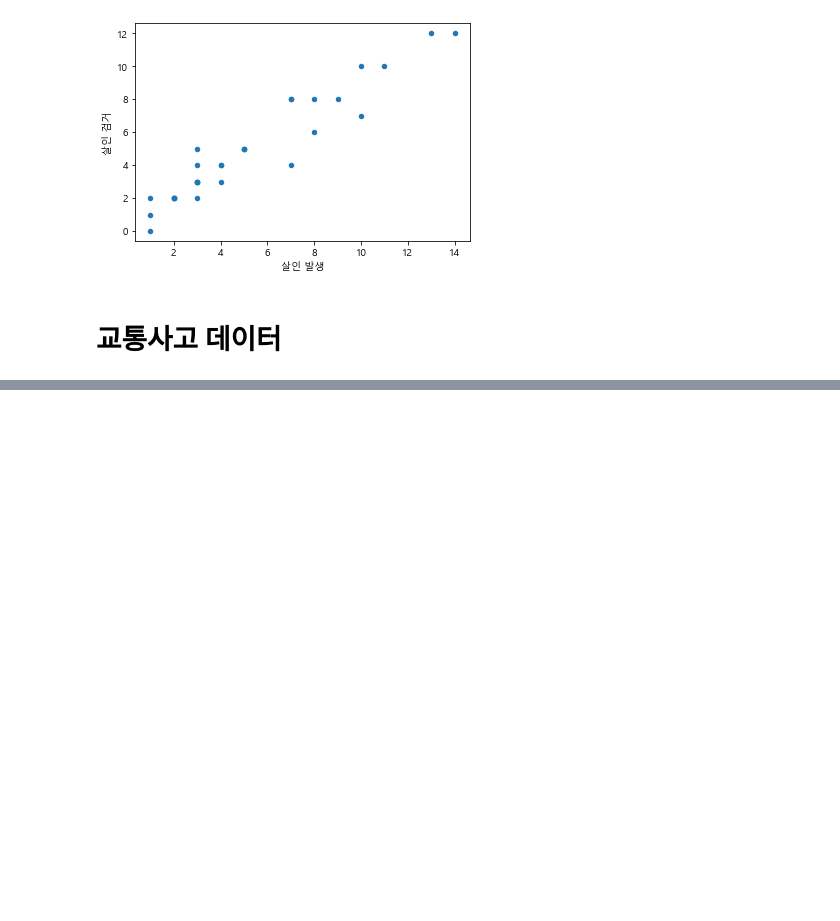
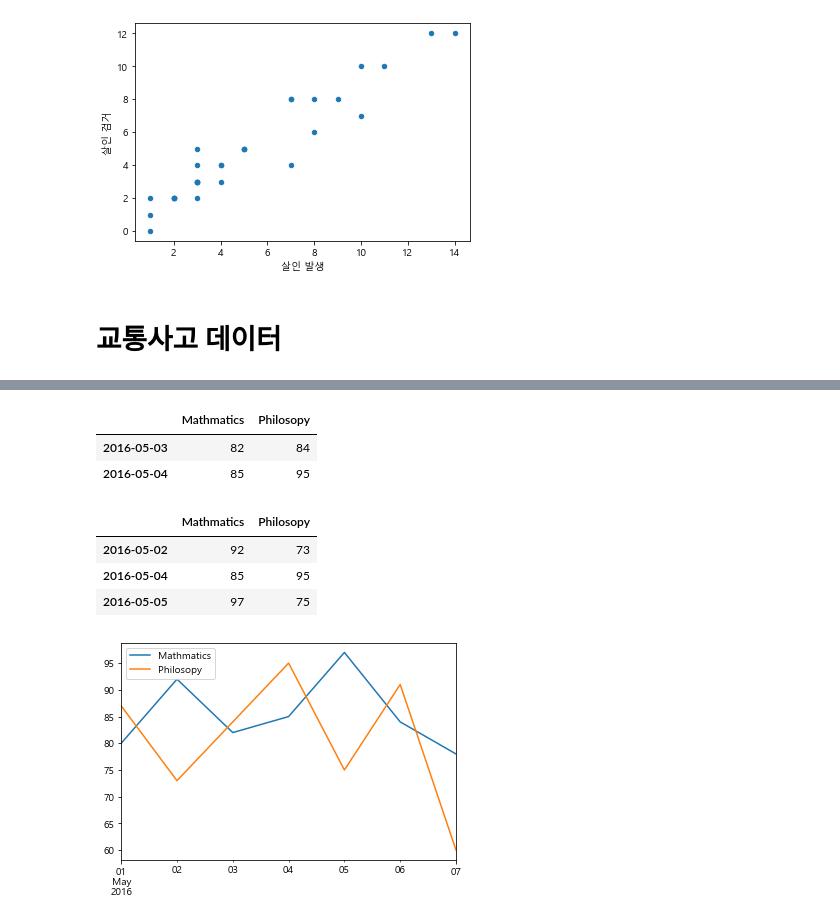
Before and after one commit to pillz9408/python, a Jupyter notebook: DataVisualize/matplotlibEx3.ipynb, the cells around one changed output, grey strips where cells are left out. Saved outputs shown, nothing was run; the diff lists cells and outputs as text; code cells hidden in the pictures; blank space fills up the shorter version.

```diff
--- a/DataVisualize/matplotlibEx3.ipynb
+++ b/DataVisualize/matplotlibEx3.ipynb
@@ -78,0 +223,5 @@ df2016.head(4)
+# %%
+# 1. 수학점수와 철학점수의 차 구하기
+# 2. 새로운 열에 추가
+a = result.math-result.Philosopy
+a
@@ -78,0 +237,3 @@ df2016.head(4)
+# %%
+result['difference']=a
+result
@@ -78,0 +249,4 @@ df2016.head(4)
+# %%
+# 컬럼 이름 바꾸기
+result.rename(columns={'math':'Mathmatics','difference':'diff'},inplace=True)
+result
@@ -78,0 +262,4 @@ df2016.head(4)
+# %%
+# result 에서 diff 칼럼을 지워주세요
+result.drop('diff',axis=1,inplace=True)
+result
@@ -78,0 +275,24 @@ df2016.head(4)
+# %%
+# and, or 중 하나 사용(&,|)
+# 5/3, 5/4의 시험 점수를 데이터프레임 형태로 가져오세요.
+result[(result.index == '2016-05-03')|(result.index=='2016-05-04')]
+# %% [output]
+|  | Mathmatics | Philosopy |
+| 2016-05-03 | 82 | 84 |
+| 2016-05-04 | 85 | 95 |
+# %%
+# and, or 중 하나 사용(&,|)
+# 수학 점수가 85점 이상
+# 5/5 이전의 날짜
+result[(result.Mathmatics >= 85)&(result.index<='2016-05-05')]
+# %% [output]
+|  | Mathmatics | Philosopy |
+| 2016-05-02 | 92 | 73 |
+| 2016-05-04 | 85 | 95 |
+| 2016-05-05 | 97 | 75 |
+# %%
+# 그래프로 출력
+result.plot()
+plt.show()
+# %% [output]
+[figure, added]
```
Also changed, not shown: parts of 46 cells of this notebook, 2 other files.
